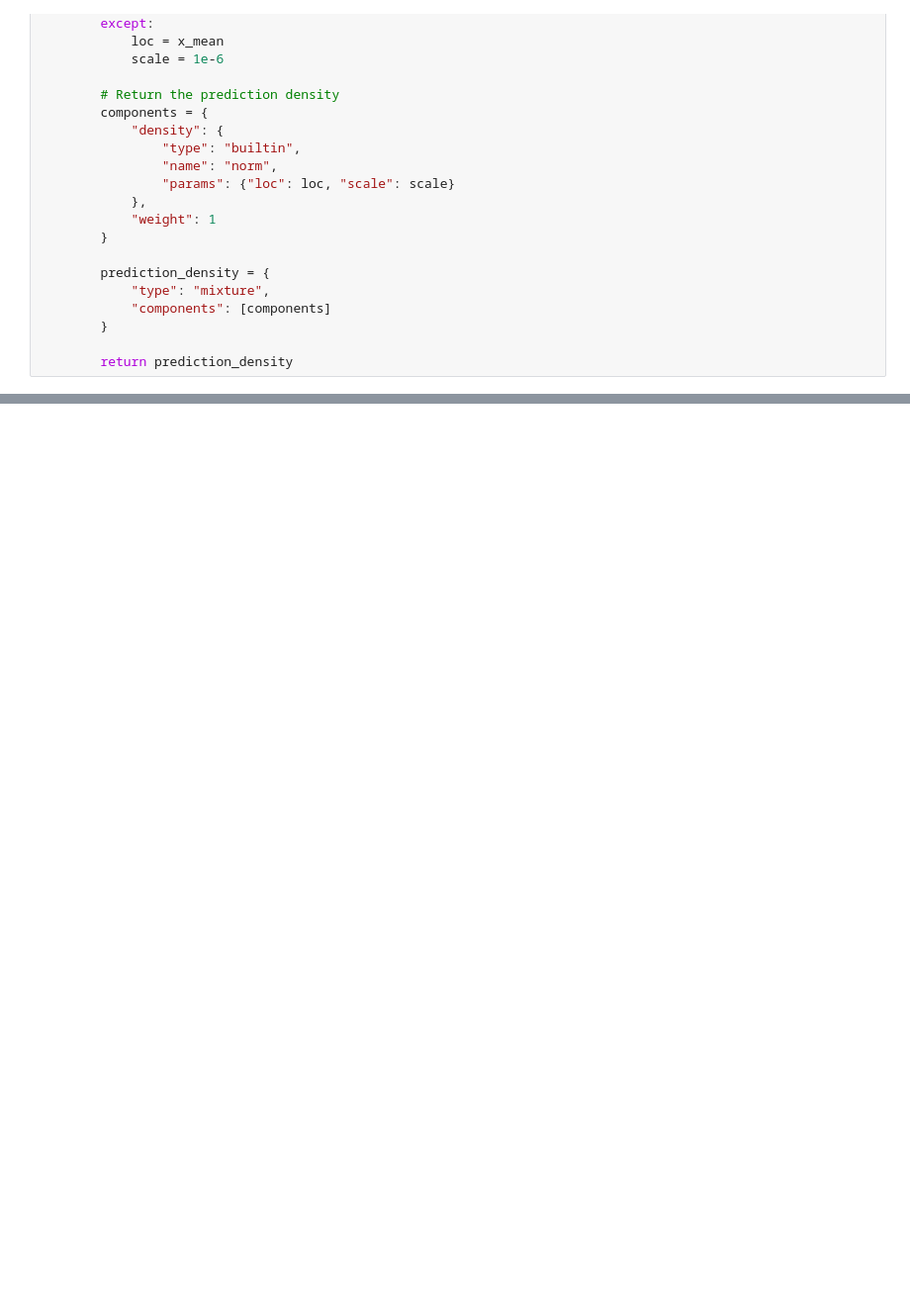
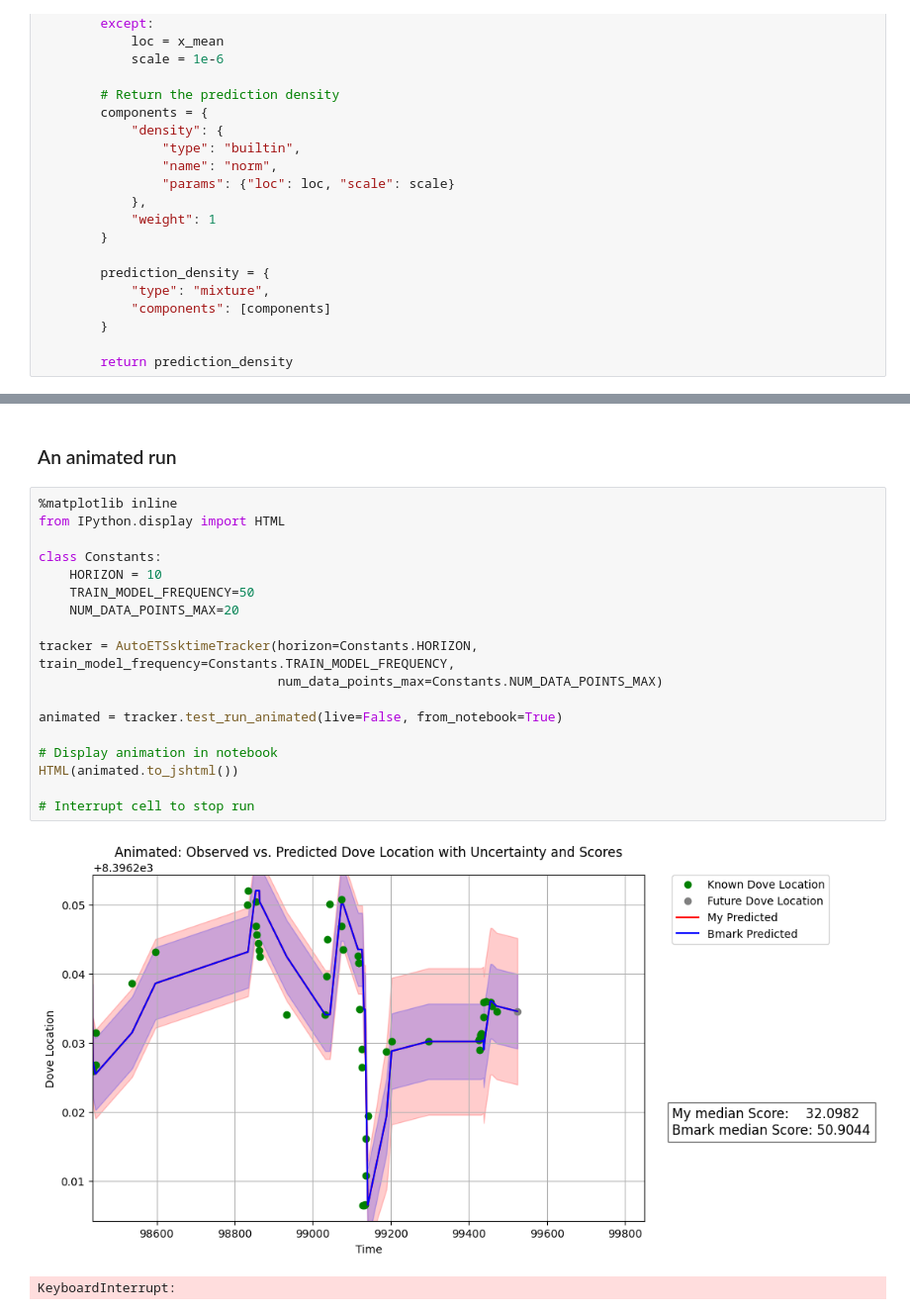
Before and after one commit to microprediction/birdgame, a Jupyter notebook: birdgame/examples/quickstarters/auto_ets_sktime.ipynb, the cells around one changed output, grey strips where cells are left out. Shown at 99% size. Saved outputs shown, nothing was run; the diff lists cells and outputs as text; blank space fills up the shorter version.

Commit message:
add option test run animated

```diff
--- a/birdgame/examples/quickstarters/auto_ets_sktime.ipynb
+++ b/birdgame/examples/quickstarters/auto_ets_sktime.ipynb
@@ -378,0 +312,23 @@ plot_dove_predictions(store_pred, start_ind=start_ind, window_size=window_size)
+# %% [markdown]
+### An animated run
+# %%
+%matplotlib inline
+from IPython.display import HTML
+
+class Constants:
+    HORIZON = 10
+    TRAIN_MODEL_FREQUENCY=50
+    NUM_DATA_POINTS_MAX=20
+
+tracker = AutoETSsktimeTracker(horizon=Constants.HORIZON, train_model_frequency=Constants.TRAIN_MODEL_FREQUENCY,
+                               num_data_points_max=Constants.NUM_DATA_POINTS_MAX)
+
+animated = tracker.test_run_animated(live=False, from_notebook=True)
+
+# Display animation in notebook
+HTML(animated.to_jshtml())
+
+# Interrupt cell to stop run
+# %% [output]
+[figure, added]
+KeyboardInterrupt:
```
Also changed, not shown: parts of 13 cells of this notebook, 7 other files.
